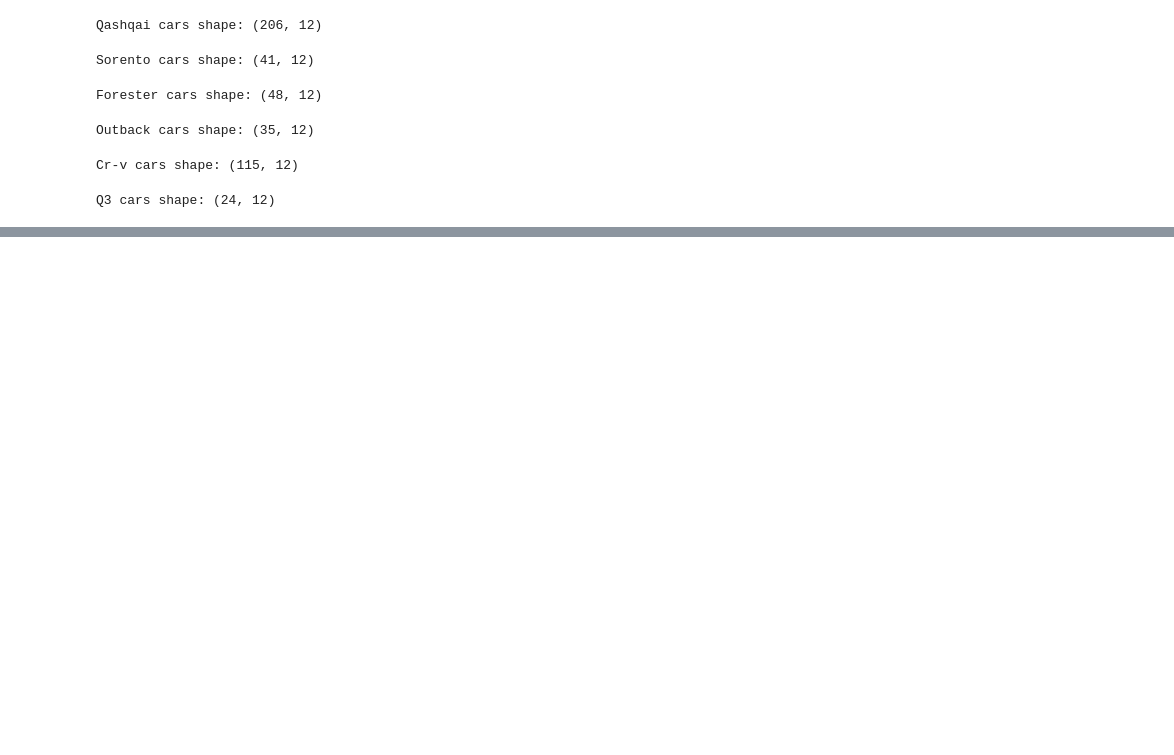
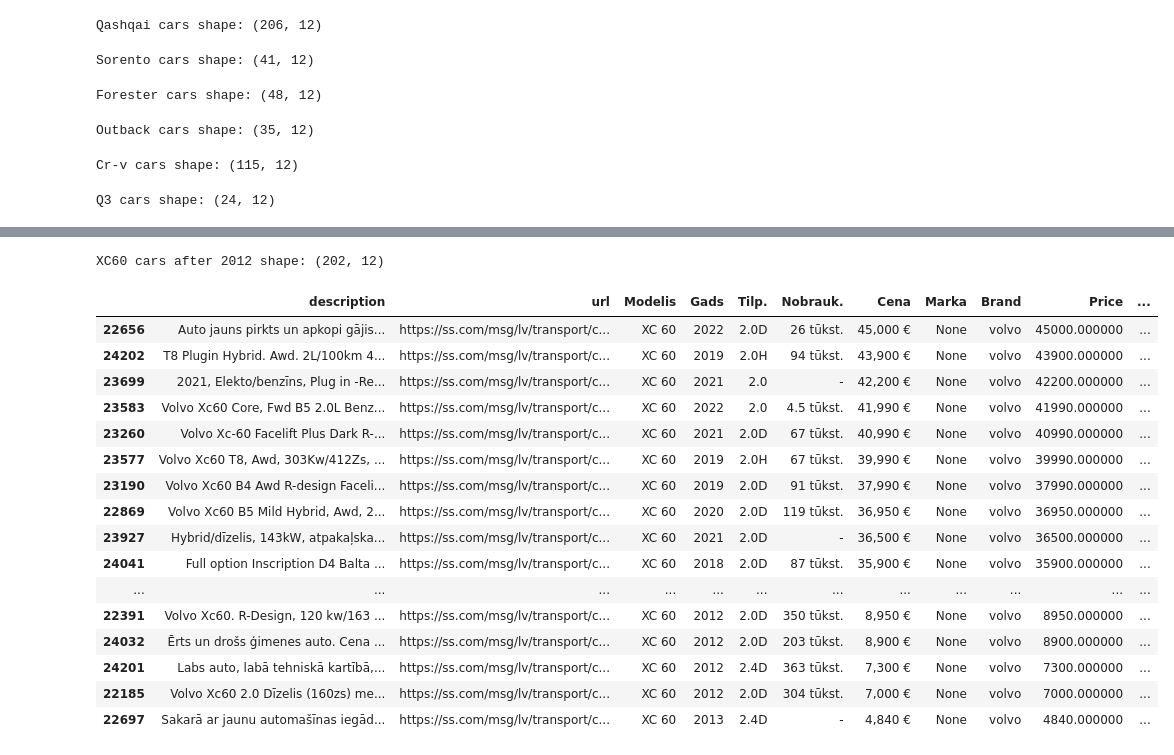
Before and after one commit to ValRCS/DAS_Python_24, a Jupyter notebook: Topic_15_Web_Scraping/Exploring_Cars.ipynb, the cells around one changed output, grey strips where cells are left out. Drawn from its saved outputs; the diff is of its cells as text; code cells hidden in the pictures; blank space fills up the shorter version.

```diff
--- a/Topic_15_Web_Scraping/Exploring_Cars.ipynb
+++ b/Topic_15_Web_Scraping/Exploring_Cars.ipynb
@@ -427,0 +473,27 @@ Q3 cars shape: (24, 12)
+# %%
+# now let's explore xc60
+xc60_2012 = xc60[xc60['Year'] >= 2012]
+# sort by price
+xc60_2012 = xc60_2012.sort_values('Price', ascending=False)
+print(f"XC60 cars after 2012 shape: {xc60_2012.shape}")
+# make links clickable
+xc60_2012.style.format({'url': make_clickable})
+# %% [output]
+XC60 cars after 2012 shape: (202, 12)
+|  | description | url | Modelis | Gads | Tilp. | Nobrauk. | Cena | Marka | Brand | Price | ... |
+| 22656 | Auto jauns pirkts un apkopi gājis... | https://ss.com/msg/lv/transport/c... | XC 60 | 2022 | 2.0D | 26 tūkst. | 45,000 € | None | volvo | 45000.000000 | ... |
+| 24202 | T8 Plugin Hybrid. Awd. 2L/100km 4... | https://ss.com/msg/lv/transport/c... | XC 60 | 2019 | 2.0H | 94 tūkst. | 43,900 € | None | volvo | 43900.000000 | ... |
+| 23699 | 2021, Elekto/benzīns, Plug in -Re... | https://ss.com/msg/lv/transport/c... | XC 60 | 2021 | 2.0 | - | 42,200 € | None | volvo | 42200.000000 | ... |
+| 23583 | Volvo Xc60 Core, Fwd B5 2.0L Benz... | https://ss.com/msg/lv/transport/c... | XC 60 | 2022 | 2.0 | 4.5 tūkst. | 41,990 € | None | volvo | 41990.000000 | ... |
+| 23260 | Volvo Xc-60 Facelift Plus Dark R-... | https://ss.com/msg/lv/transport/c... | XC 60 | 2021 | 2.0D | 67 tūkst. | 40,990 € | None | volvo | 40990.000000 | ... |
+| 23577 | Volvo Xc60 T8, Awd, 303Kw/412Zs, ... | https://ss.com/msg/lv/transport/c... | XC 60 | 2019 | 2.0H | 67 tūkst. | 39,990 € | None | volvo | 39990.000000 | ... |
+| 23190 | Volvo Xc60 B4 Awd R-design Faceli... | https://ss.com/msg/lv/transport/c... | XC 60 | 2019 | 2.0D | 91 tūkst. | 37,990 € | None | volvo | 37990.000000 | ... |
+| 22869 | Volvo Xc60 B5 Mild Hybrid, Awd, 2... | https://ss.com/msg/lv/transport/c... | XC 60 | 2020 | 2.0D | 119 tūkst. | 36,950 € | None | volvo | 36950.000000 | ... |
+| 23927 | Hybrid/dīzelis, 143kW, atpakaļska... | https://ss.com/msg/lv/transport/c... | XC 60 | 2021 | 2.0D | - | 36,500 € | None | volvo | 36500.000000 | ... |
+| 24041 | Full option Inscription D4 Balta ... | https://ss.com/msg/lv/transport/c... | XC 60 | 2018 | 2.0D | 87 tūkst. | 35,900 € | None | volvo | 35900.000000 | ... |
+| ... | ... | ... | ... | ... | ... | ... | ... | ... | ... | ... | ... |
+| 22391 | Volvo Xc60. R-Design, 120 kw/163 ... | https://ss.com/msg/lv/transport/c... | XC 60 | 2012 | 2.0D | 350 tūkst. | 8,950 € | None | volvo | 8950.000000 | ... |
+| 24032 | Ērts un drošs ģimenes auto. Cena ... | https://ss.com/msg/lv/transport/c... | XC 60 | 2012 | 2.0D | 203 tūkst. | 8,900 € | None | volvo | 8900.000000 | ... |
+| 24201 | Labs auto, labā tehniskā kartībā,... | https://ss.com/msg/lv/transport/c... | XC 60 | 2012 | 2.4D | 363 tūkst. | 7,300 € | None | volvo | 7300.000000 | ... |
+| 22185 | Volvo Xc60 2.0 Dīzelis (160zs) me... | https://ss.com/msg/lv/transport/c... | XC 60 | 2012 | 2.0D | 304 tūkst. | 7,000 € | None | volvo | 7000.000000 | ... |
+| 22697 | Sakarā ar jaunu automašīnas iegād... | https://ss.com/msg/lv/transport/c... | XC 60 | 2013 | 2.4D | - | 4,840 € | None | volvo | 4840.000000 | ... |
```
Also changed, not shown: parts of 4 cells of this notebook.
